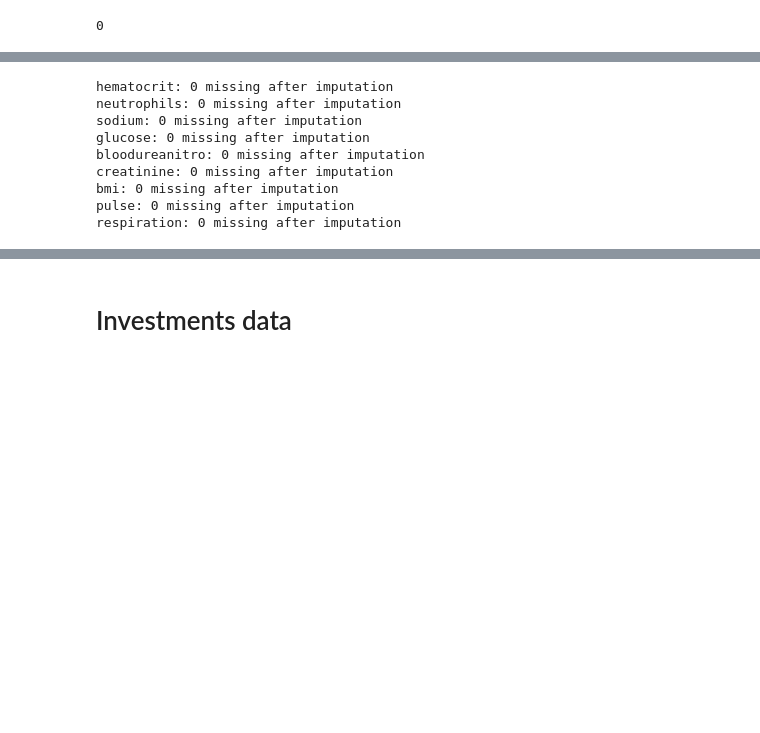
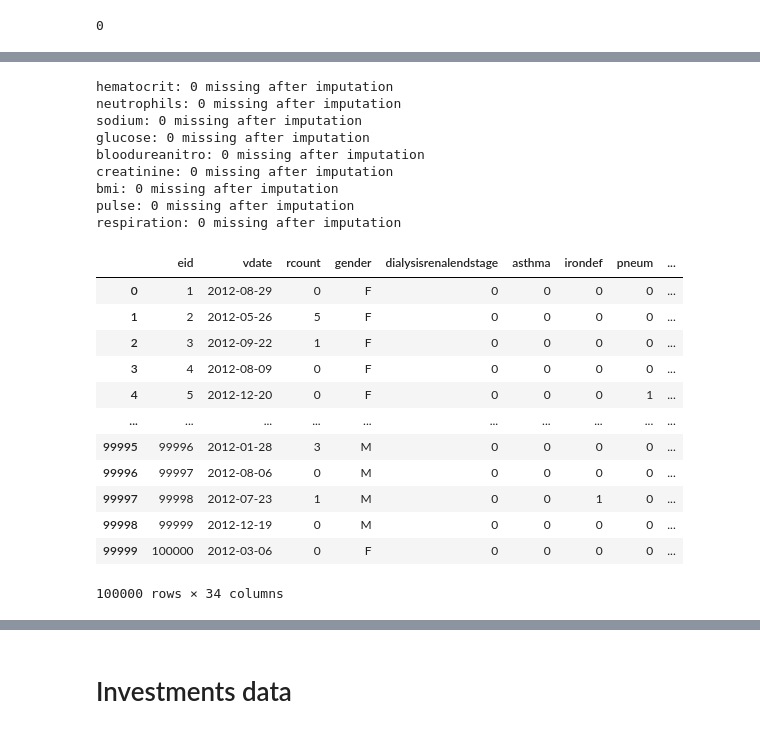
Before and after one commit to awillette89/LoS-analysis, a Jupyter notebook: length-of-stay.ipynb, the cells around one changed output, grey strips where cells are left out. Saved outputs shown, nothing was run; the diff lists cells and outputs as text; code cells hidden in the pictures; blank space fills up the shorter version.

```diff
--- a/length-of-stay.ipynb
+++ b/length-of-stay.ipynb
@@ -208,30 +208,45 @@ num_cols = [
 
 # Negative values in any lab/vital to NaN
 neg_mask = msw[num_cols] < 0
 msw[num_cols] = msw[num_cols].mask(neg_mask)
 
 # Negative BMI/Pulse/Respiration to NaN
 nonpos_cols = ["bmi","pulse","respiration"]
 nonpos_mask = msw[nonpos_cols] <= 0
 msw[nonpos_cols] = msw[nonpos_cols].mask(nonpos_mask)
 
 # Winsorize extreme outliers
 for c in num_cols:
     lo, hi = msw[c].quantile([0.005, 0.995])
     msw[c] = msw[c].clip(lower=lo, upper=hi)
 
 # Impute NaNs with facility median and global median fallback
 for c in num_cols:
     fac_med = msw.groupby("facid", observed=False)[c].transform("median")
     msw[c] = msw[c].fillna(fac_med).fillna(msw[c].median())
     print(f"{c}: {msw[c].isna().sum()} missing after imputation")
+
+msw
 # %% [output]
 hematocrit: 0 missing after imputation
 neutrophils: 0 missing after imputation
 sodium: 0 missing after imputation
 glucose: 0 missing after imputation
 bloodureanitro: 0 missing after imputation
 creatinine: 0 missing after imputation
 bmi: 0 missing after imputation
 pulse: 0 missing after imputation
 respiration: 0 missing after imputation
+|  | eid | vdate | rcount | gender | dialysisrenalendstage | asthma | irondef | pneum | ... |
+| 0 | 1 | 2012-08-29 | 0 | F | 0 | 0 | 0 | 0 | ... |
+| 1 | 2 | 2012-05-26 | 5 | F | 0 | 0 | 0 | 0 | ... |
+| 2 | 3 | 2012-09-22 | 1 | F | 0 | 0 | 0 | 0 | ... |
+| 3 | 4 | 2012-08-09 | 0 | F | 0 | 0 | 0 | 0 | ... |
+| 4 | 5 | 2012-12-20 | 0 | F | 0 | 0 | 0 | 1 | ... |
+| ... | ... | ... | ... | ... | ... | ... | ... | ... | ... |
+| 99995 | 99996 | 2012-01-28 | 3 | M | 0 | 0 | 0 | 0 | ... |
+| 99996 | 99997 | 2012-08-06 | 0 | M | 0 | 0 | 0 | 0 | ... |
+| 99997 | 99998 | 2012-07-23 | 1 | M | 0 | 0 | 1 | 0 | ... |
+| 99998 | 99999 | 2012-12-19 | 0 | M | 0 | 0 | 0 | 0 | ... |
+| 99999 | 100000 | 2012-03-06 | 0 | F | 0 | 0 | 0 | 0 | ... |
+100000 rows × 34 columns
```
Also changed, not shown: parts of 3 cells of this notebook.
